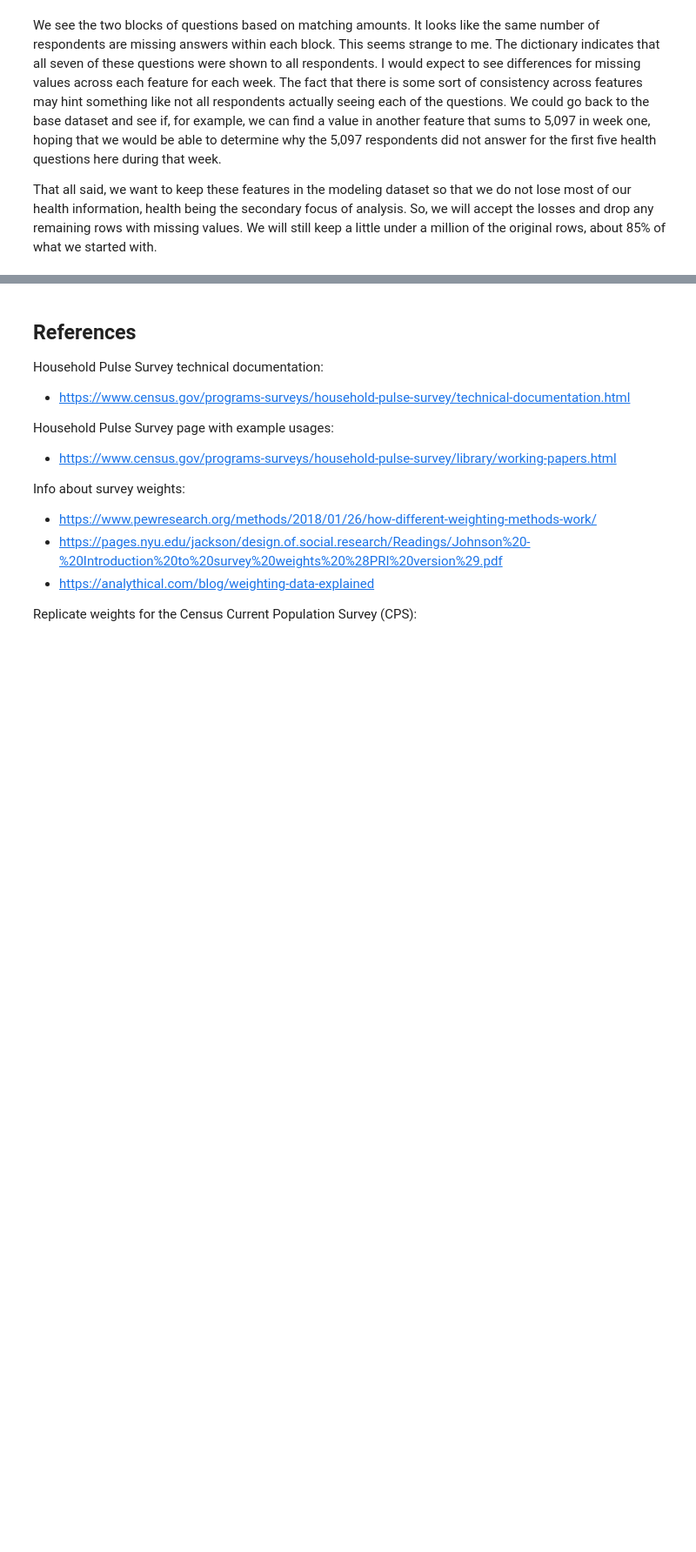
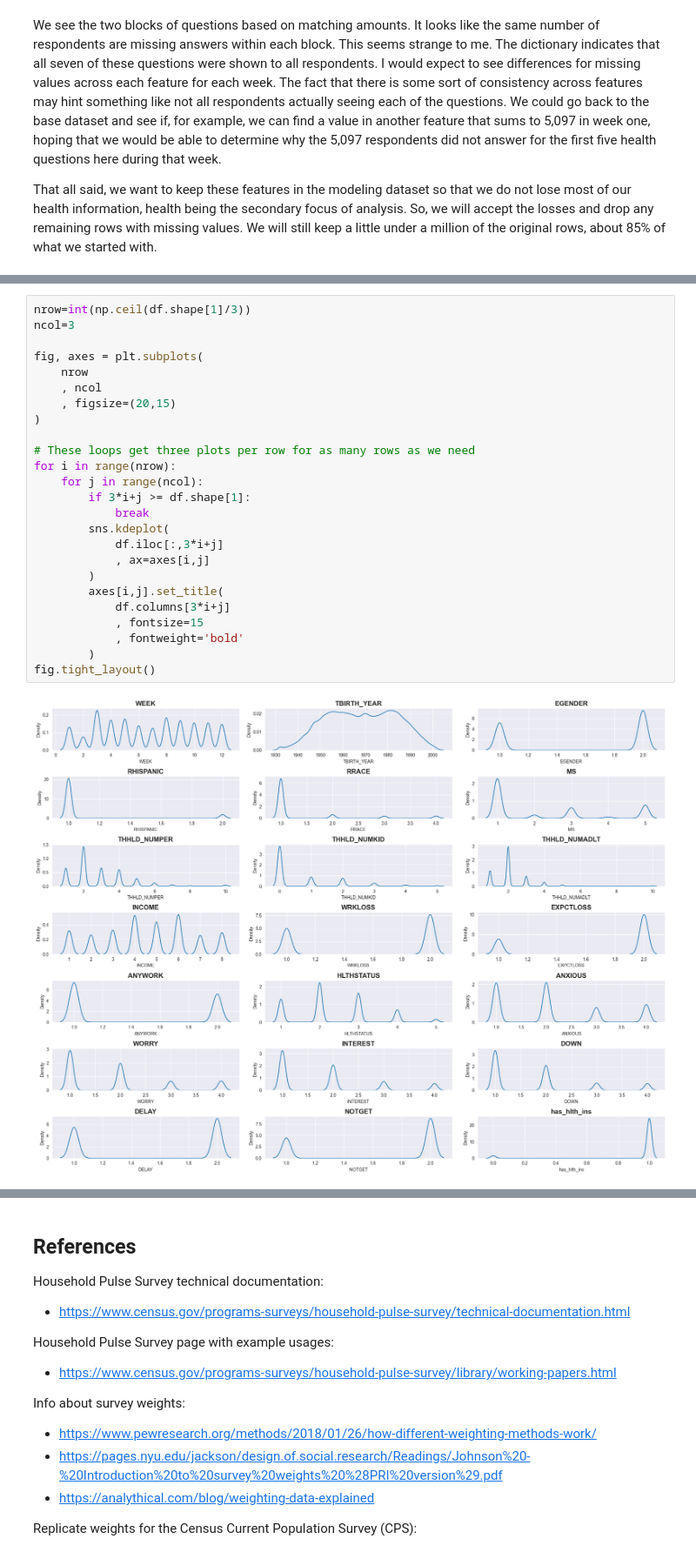
Before and after one commit to jhleakakos/msds-unsupervised-learning-final, a Jupyter notebook: even_more_surveys.ipynb, the cells around one changed output, grey strips where cells are left out. Shown at 87% size. Drawn from its saved outputs; the diff is of its cells as text; blank space fills up the shorter version.

```diff
--- a/even_more_surveys.ipynb
+++ b/even_more_surveys.ipynb
@@ -818,0 +885,27 @@ Next, we will explore the data that remains for modeling.
+# %%
+nrow=int(np.ceil(df.shape[1]/3))
+ncol=3
+
+fig, axes = plt.subplots(
+    nrow
+    , ncol
+    , figsize=(20,15)
+)
+
+# These loops get three plots per row for as many rows as we need
+for i in range(nrow):
+    for j in range(ncol):
+        if 3*i+j >= df.shape[1]:
+            break
+        sns.kdeplot(
+            df.iloc[:,3*i+j]
+            , ax=axes[i,j]
+        )
+        axes[i,j].set_title(
+            df.columns[3*i+j]
+            , fontsize=15
+            , fontweight='bold'
+        )
+fig.tight_layout()
+# %% [output]
+[figure, added]
```
Also changed, not shown: parts of 9 cells of this notebook.
